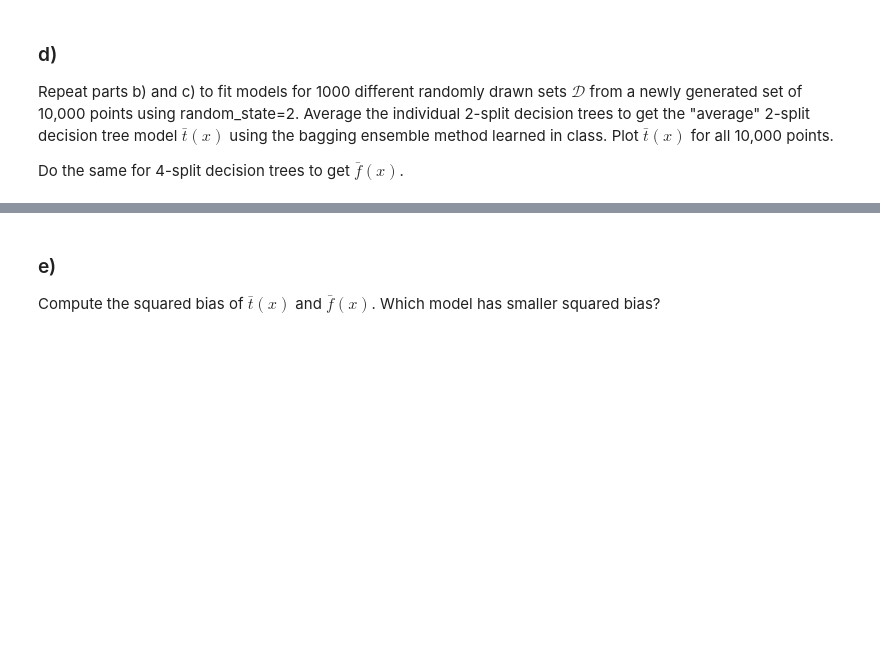
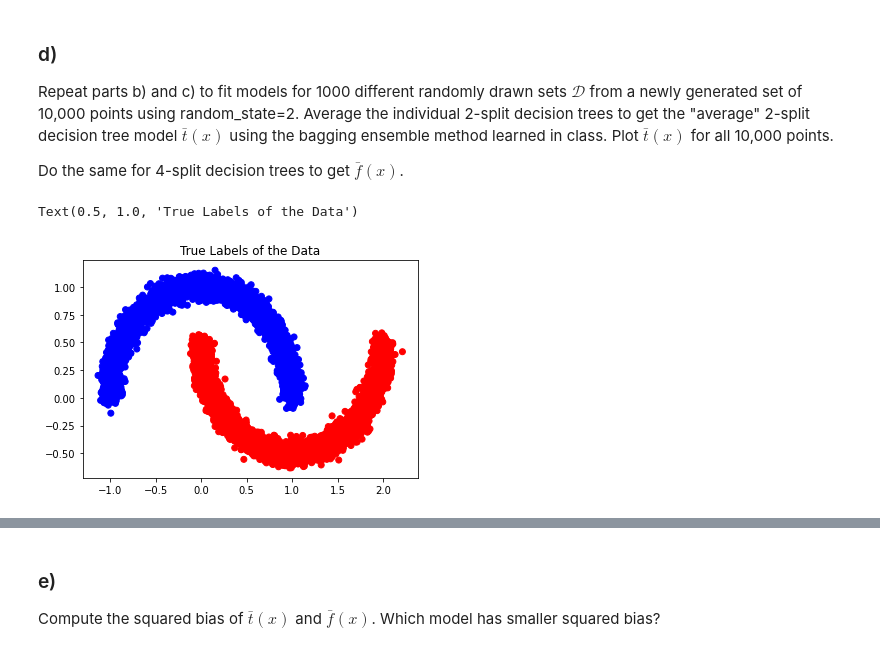
Before and after one commit to zgk2003/homework, a Jupyter notebook: BiasVarianceTree.ipynb, the cells around one changed output, grey strips where cells are left out. Cells and saved outputs as stored; diff of their text form; code cells hidden in the pictures; blank space fills up the shorter version.

```diff
--- a/BiasVarianceTree.ipynb
+++ b/BiasVarianceTree.ipynb
@@ -113,3 +113,12 @@ Repeat parts b) and c) to fit models for 1000 different randomly drawn sets $\ma
 Do the same for 4-split decision trees to get $\bar{f}(x)$.
 # %%
 from sklearn.ensemble import BaggingClassifier
+# %%
+X_large, y_large = make_moons(n_samples = (5000, 5000), noise = 0.05, random_state = 2)
+# %%
+colors = ['red' if x==1 else 'blue' for x in y_large.tolist()]
+plt.scatter(X_large[:,0], X_large[:,1], color = colors)
+plt.title('True Labels of the Data')
+# %% [output]
+Text(0.5, 1.0, 'True Labels of the Data')
+[figure, added]
```
Also changed, not shown: parts of 9 cells of this notebook.
